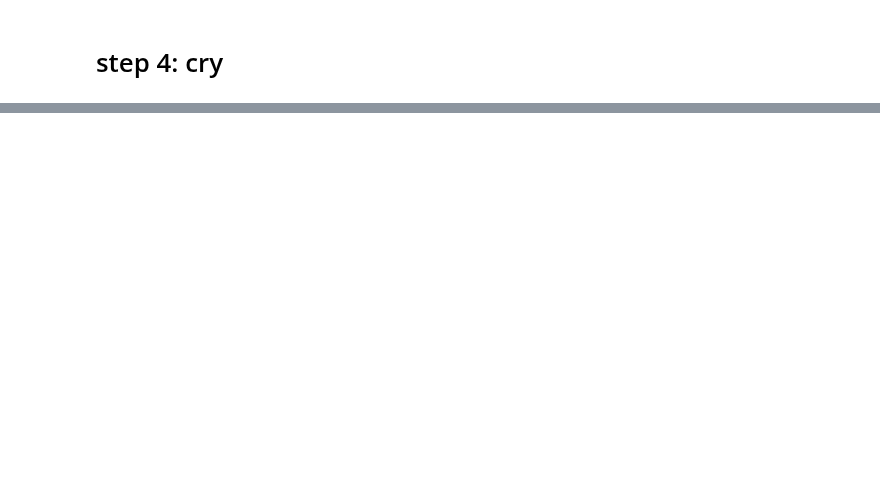
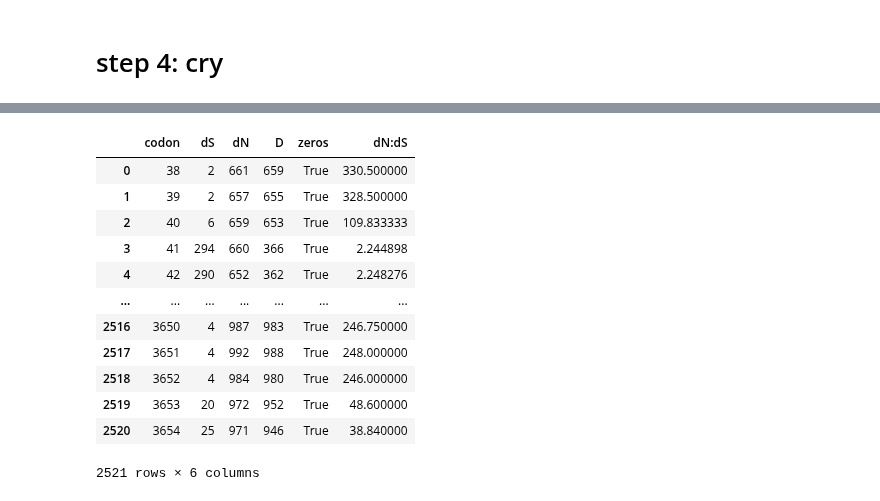
Before and after one commit to chende35/qbb2020-answers, a Jupyter notebook: week4/week4-hw.ipynb, the cells around one changed output, grey strips where cells are left out. Drawn from its saved outputs; the diff is of its cells as text; code cells hidden in the pictures; blank space fills up the shorter version.

Commit message:
step 4 halfway done

```diff
--- a/week4/week4-hw.ipynb
+++ b/week4/week4-hw.ipynb
@@ -89,7 +92,7 @@ for key, value in seq_dict.items():
         if char == '-':
             new_dna += '---'
         else:
-            new_dna += og_dna[i:(i+2)]
+            new_dna += og_dna[i:(i+3)]
     value.append(new_dna)
 
 
@@ -132,8 +135,10 @@ KF647248.1 3
 new_dna_codon = new_dna[i:(i+3)]
 og_dna_codon = og_dna[i:(i+3)]
 # %%
-list_of_lists = []
-inner_list = []
+codon_list = []
+dN_list = []
+dS_list = []
+
 og_dna_ref = seq_dict.get('NC_001563.2')[0]
 new_dna_ref = seq_dict.get('NC_001563.2')[2]
 
@@ -147,14 +152,12 @@ for i in range(0, len(og_dna_ref), 3):
 
     codon_number += 1
 
-
     dS = 0
     dN = 0
 
-    if codon_number > 200:
-        print('loop1 done')
-        print(list_of_lists)
-        break
+    #if codon_number > 100:
+        #print('loop1 done')
+        #break
 
     #skipping any that are deletions
     if new_dna_ref[i:(i+3)] == '---':
@@ -178,12 +181,11 @@ for i in range(0, len(og_dna_ref), 3):
             else:
                 dN += 1
 
-    inner_list.append(codon_number)
-    inner_list.append(dS)
-    inner_list.append(dN)
-    print(codon_number, count)
+    codon_list.append(codon_number)
+    dS_list.append(dS)
+    dN_list.append(dN)
 
-list_of_lists.append(inner_list)
+print(dS_list)
 
 
 
@@ -210,0 +197,5 @@ loop1 done
+# %%
+df4=pd.DataFrame()
+df4['codon'] = codon_list
+df4['dS']= dS_list
+df4['dN']=dN_list
@@ -210,0 +218,19 @@ loop1 done
+# %%
+df4['D'] = df4['dN'].sub(df4['dS'], axis = 0)
+df4['zeros']= (df4['dS'] > 0) & (df4['dN'] > 0)
+df4['dN:dS'] = (df4['dN'] / df4['dS'])
+df4
+# %% [output]
+|  | codon | dS | dN | D | zeros | dN:dS |
+| 0 | 38 | 2 | 661 | 659 | True | 330.500000 |
+| 1 | 39 | 2 | 657 | 655 | True | 328.500000 |
+| 2 | 40 | 6 | 659 | 653 | True | 109.833333 |
+| 3 | 41 | 294 | 660 | 366 | True | 2.244898 |
+| 4 | 42 | 290 | 652 | 362 | True | 2.248276 |
+| ... | ... | ... | ... | ... | ... | ... |
+| 2516 | 3650 | 4 | 987 | 983 | True | 246.750000 |
+| 2517 | 3651 | 4 | 992 | 988 | True | 248.000000 |
+| 2518 | 3652 | 4 | 984 | 980 | True | 246.000000 |
+| 2519 | 3653 | 20 | 972 | 952 | True | 48.600000 |
+| 2520 | 3654 | 25 | 971 | 946 | True | 38.840000 |
+2521 rows × 6 columns
```
Also changed, not shown: parts of 6 cells of this notebook.
